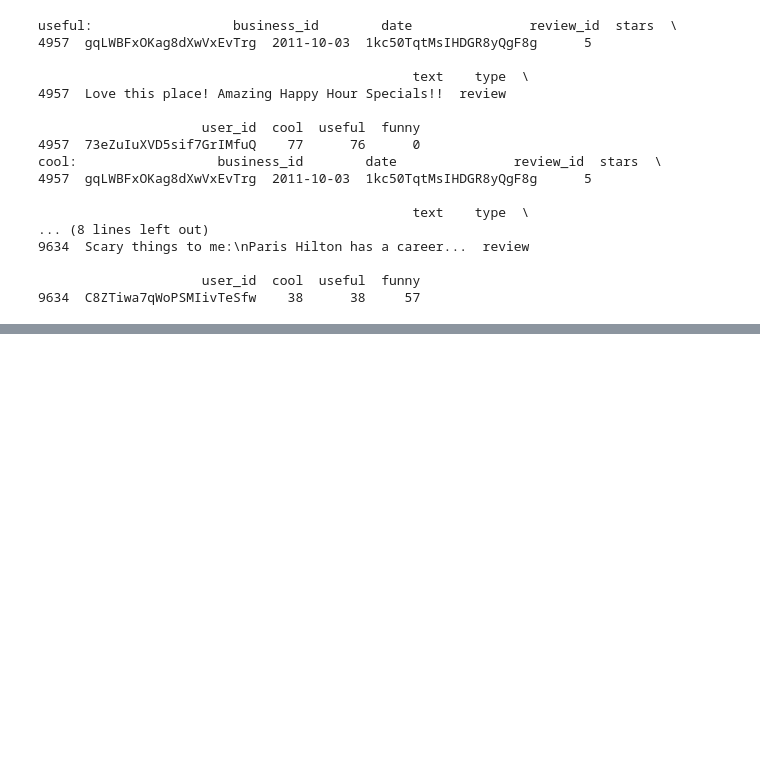
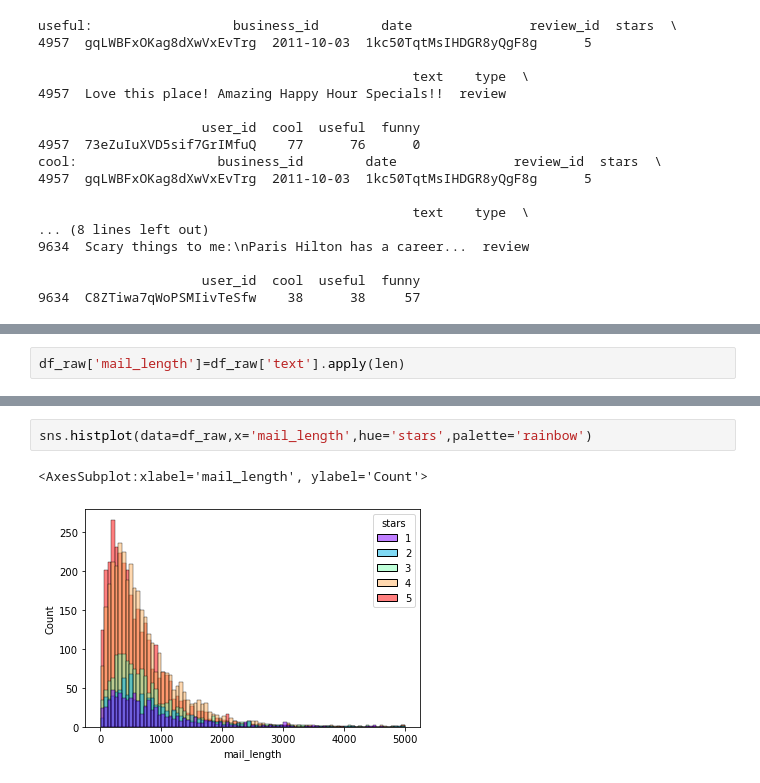
Before and after one commit to linlinzhangl/NLP_Learning, a Jupyter notebook: NLP_Learning.ipynb, the cells around one changed output, grey strips where cells are left out. Cells and saved outputs as stored; diff of their text form; blank space fills up the shorter version.

```diff
--- a/NLP_Learning.ipynb
+++ b/NLP_Learning.ipynb
@@ -78,0 +82,2 @@ cool:                  business_id        date               review_id  stars  \
+# %%
+df_raw['mail_length']=df_raw['text'].apply(len)
@@ -78,0 +90,5 @@ cool:                  business_id        date               review_id  stars  \
+# %%
+sns.histplot(data=df_raw,x='mail_length',hue='stars',palette='rainbow')
+# %% [output]
+<AxesSubplot:xlabel='mail_length', ylabel='Count'>
+[figure, added]
```
Also changed, not shown: parts of 24 cells of this notebook.
